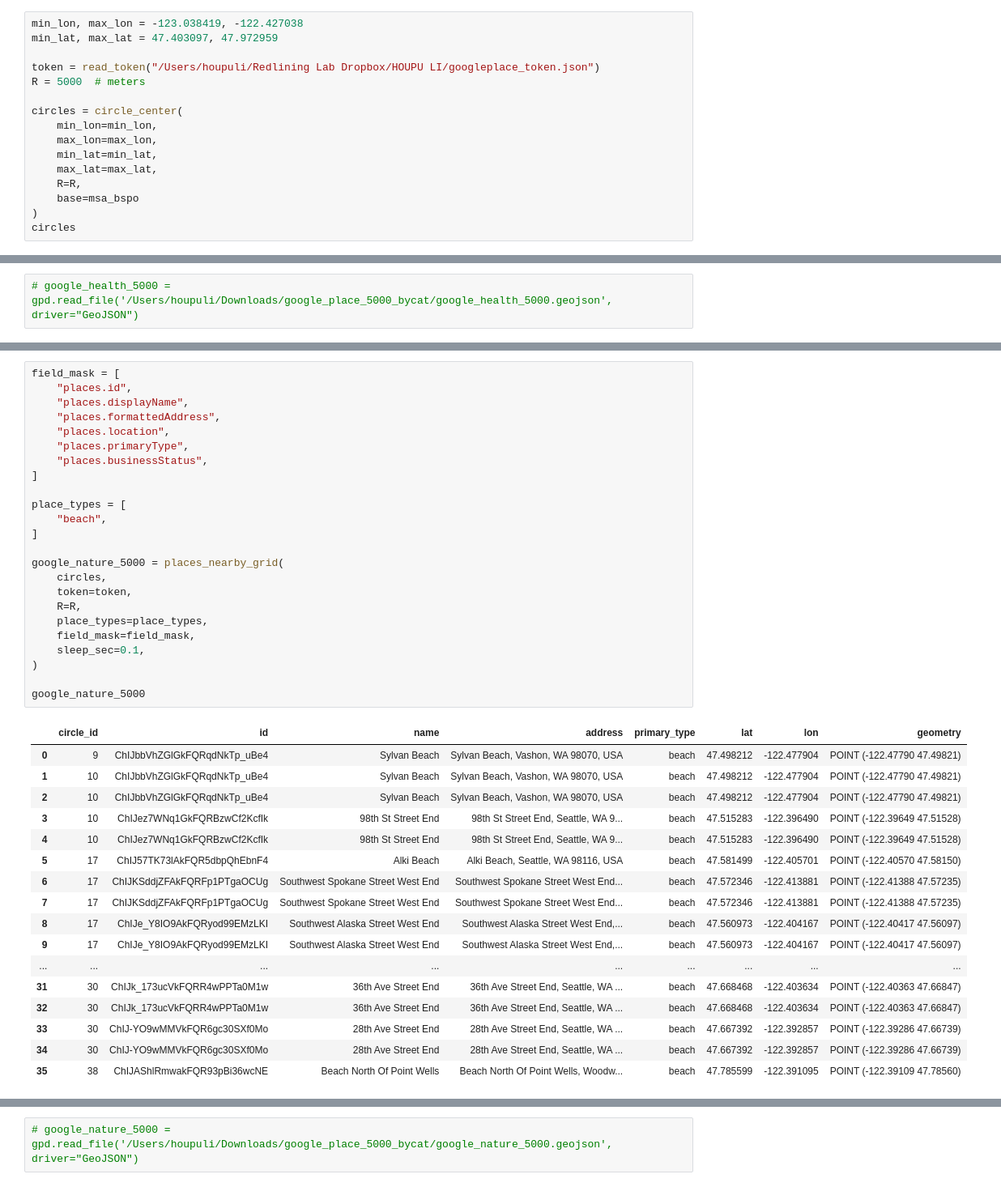
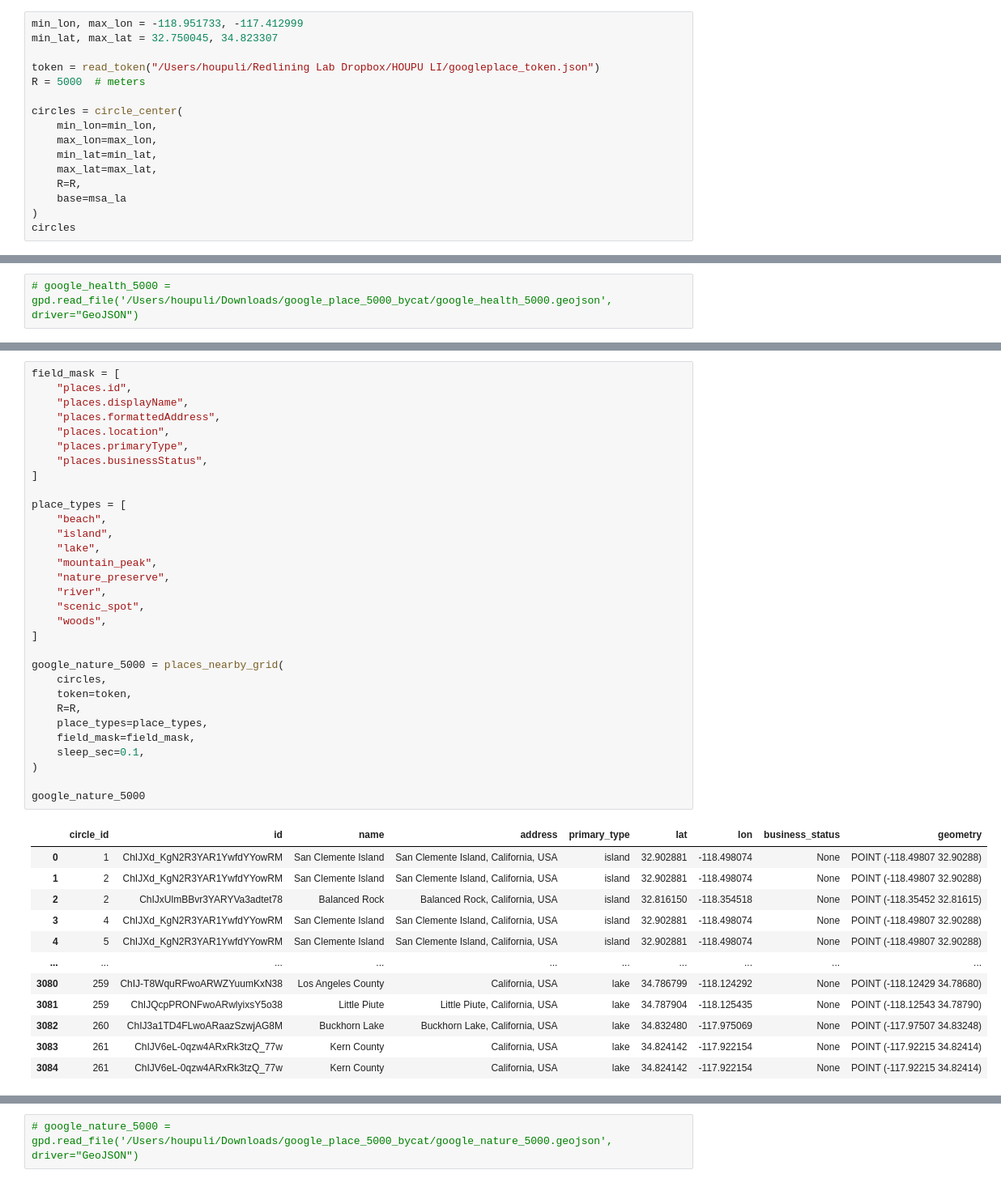
Before and after one commit to HOUPU1993/POI-study, a Jupyter notebook: POI_study.ipynb, the cells around one changed output, grey strips where cells are left out. Shown at 81% size. Cells and saved outputs as stored; diff of their text form.

```diff
--- a/POI_study.ipynb
+++ b/POI_study.ipynb
@@ -629,6 +630,6 @@ Error:
 # %%
-min_lon, max_lon = -123.038419, -122.427038
-min_lat, max_lat = 47.403097, 47.972959
+min_lon, max_lon = -118.951733, -117.412999
+min_lat, max_lat = 32.750045, 34.823307
 
 token = read_token("/Users/houpuli/Redlining Lab Dropbox/HOUPU LI/googleplace_token.json")
 R = 5000  # meters
@@ -639,7 +640,7 @@ circles = circle_center(
     min_lat=min_lat,
     max_lat=max_lat,
     R=R,
-    base=msa_bspo
+    base=msa_la
 )
 circles
 # %% [output]
@@ -1356,42 +1515,44 @@ google_health_5000
 # %%
 field_mask = [
     "places.id",
     "places.displayName",
     "places.formattedAddress",
     "places.location",
     "places.primaryType",
     "places.businessStatus",
 ]
 
 place_types = [
     "beach",
+    "island",
+    "lake",
+    "mountain_peak",
+    "nature_preserve",
+    "river",
+    "scenic_spot",
+    "woods",
 ]
 
 google_nature_5000 = places_nearby_grid(
     circles,
     token=token,
     R=R,
     place_types=place_types,
     field_mask=field_mask,
     sleep_sec=0.1,
 )
 
 google_nature_5000
 # %% [output]
-|  | circle_id | id | name | address | primary_type | lat | lon | geometry |
-| 0 | 9 | ChIJbbVhZGlGkFQRqdNkTp_uBe4 | Sylvan Beach | Sylvan Beach, Vashon, WA 98070, USA | beach | 47.498212 | -122.477904 | POINT (-122.47790 47.49821) |
-| 1 | 10 | ChIJbbVhZGlGkFQRqdNkTp_uBe4 | Sylvan Beach | Sylvan Beach, Vashon, WA 98070, USA | beach | 47.498212 | -122.477904 | POINT (-122.47790 47.49821) |
-| 2 | 10 | ChIJbbVhZGlGkFQRqdNkTp_uBe4 | Sylvan Beach | Sylvan Beach, Vashon, WA 98070, USA | beach | 47.498212 | -122.477904 | POINT (-122.47790 47.49821) |
-| 3 | 10 | ChIJez7WNq1GkFQRBzwCf2KcfIk | 98th St Street End | 98th St Street End, Seattle, WA 9... | beach | 47.515283 | -122.396490 | POINT (-122.39649 47.51528) |
-| 4 | 10 | ChIJez7WNq1GkFQRBzwCf2KcfIk | 98th St Street End | 98th St Street End, Seattle, WA 9... | beach | 47.515283 | -122.396490 | POINT (-122.39649 47.51528) |
-| 5 | 17 | ChIJ57TK73lAkFQR5dbpQhEbnF4 | Alki Beach | Alki Beach, Seattle, WA 98116, USA | beach | 47.581499 | -122.405701 | POINT (-122.40570 47.58150) |
-| 6 | 17 | ChIJKSddjZFAkFQRFp1PTgaOCUg | Southwest Spokane Street West End | Southwest Spokane Street West End... | beach | 47.572346 | -122.413881 | POINT (-122.41388 47.57235) |
-| 7 | 17 | ChIJKSddjZFAkFQRFp1PTgaOCUg | Southwest Spokane Street West End | Southwest Spokane Street West End... | beach | 47.572346 | -122.413881 | POINT (-122.41388 47.57235) |
-| 8 | 17 | ChIJe_Y8IO9AkFQRyod99EMzLKI | Southwest Alaska Street West End | Southwest Alaska Street West End,... | beach | 47.560973 | -122.404167 | POINT (-122.40417 47.56097) |
-| 9 | 17 | ChIJe_Y8IO9AkFQRyod99EMzLKI | Southwest Alaska Street West End | Southwest Alaska Street West End,... | beach | 47.560973 | -122.404167 | POINT (-122.40417 47.56097) |
-| ... | ... | ... | ... | ... | ... | ... | ... | ... |
-| 31 | 30 | ChIJk_173ucVkFQRR4wPPTa0M1w | 36th Ave Street End | 36th Ave Street End, Seattle, WA ... | beach | 47.668468 | -122.403634 | POINT (-122.40363 47.66847) |
-| 32 | 30 | ChIJk_173ucVkFQRR4wPPTa0M1w | 36th Ave Street End | 36th Ave Street End, Seattle, WA ... | beach | 47.668468 | -122.403634 | POINT (-122.40363 47.66847) |
-| 33 | 30 | ChIJ-YO9wMMVkFQR6gc30SXf0Mo | 28th Ave Street End | 28th Ave Street End, Seattle, WA ... | beach | 47.667392 | -122.392857 | POINT (-122.39286 47.66739) |
-| 34 | 30 | ChIJ-YO9wMMVkFQR6gc30SXf0Mo | 28th Ave Street End | 28th Ave Street End, Seattle, WA ... | beach | 47.667392 | -122.392857 | POINT (-122.39286 47.66739) |
-| 35 | 38 | ChIJAShlRmwakFQR93pBi36wcNE | Beach North Of Point Wells | Beach North Of Point Wells, Woodw... | beach | 47.785599 | -122.391095 | POINT (-122.39109 47.78560) |
+|  | circle_id | id | name | address | primary_type | lat | lon | business_status | geometry |
+| 0 | 1 | ChIJXd_KgN2R3YAR1YwfdYYowRM | San Clemente Island | San Clemente Island, California, USA | island | 32.902881 | -118.498074 | None | POINT (-118.49807 32.90288) |
+| 1 | 2 | ChIJXd_KgN2R3YAR1YwfdYYowRM | San Clemente Island | San Clemente Island, California, USA | island | 32.902881 | -118.498074 | None | POINT (-118.49807 32.90288) |
+| 2 | 2 | ChIJxUlmBBvr3YARYVa3adtet78 | Balanced Rock | Balanced Rock, California, USA | island | 32.816150 | -118.354518 | None | POINT (-118.35452 32.81615) |
+| 3 | 4 | ChIJXd_KgN2R3YAR1YwfdYYowRM | San Clemente Island | San Clemente Island, California, USA | island | 32.902881 | -118.498074 | None | POINT (-118.49807 32.90288) |
+| 4 | 5 | ChIJXd_KgN2R3YAR1YwfdYYowRM | San Clemente Island | San Clemente Island, California, USA | island | 32.902881 | -118.498074 | None | POINT (-118.49807 32.90288) |
+| ... | ... | ... | ... | ... | ... | ... | ... | ... | ... |
+| 3080 | 259 | ChIJ-T8WquRFwoARWZYuumKxN38 | Los Angeles County | California, USA | lake | 34.786799 | -118.124292 | None | POINT (-118.12429 34.78680) |
+| 3081 | 259 | ChIJQcpPRONFwoARwlyixsY5o38 | Little Piute | Little Piute, California, USA | lake | 34.787904 | -118.125435 | None | POINT (-118.12543 34.78790) |
+| 3082 | 260 | ChIJ3a1TD4FLwoARaazSzwjAG8M | Buckhorn Lake | Buckhorn Lake, California, USA | lake | 34.832480 | -117.975069 | None | POINT (-117.97507 34.83248) |
+| 3083 | 261 | ChIJV6eL-0qzw4ARxRk3tzQ_77w | Kern County | California, USA | lake | 34.824142 | -117.922154 | None | POINT (-117.92215 34.82414) |
+| 3084 | 261 | ChIJV6eL-0qzw4ARxRk3tzQ_77w | Kern County | California, USA | lake | 34.824142 | -117.922154 | None | POINT (-117.92215 34.82414) |
```
Also changed, not shown: parts of 54 cells of this notebook.
